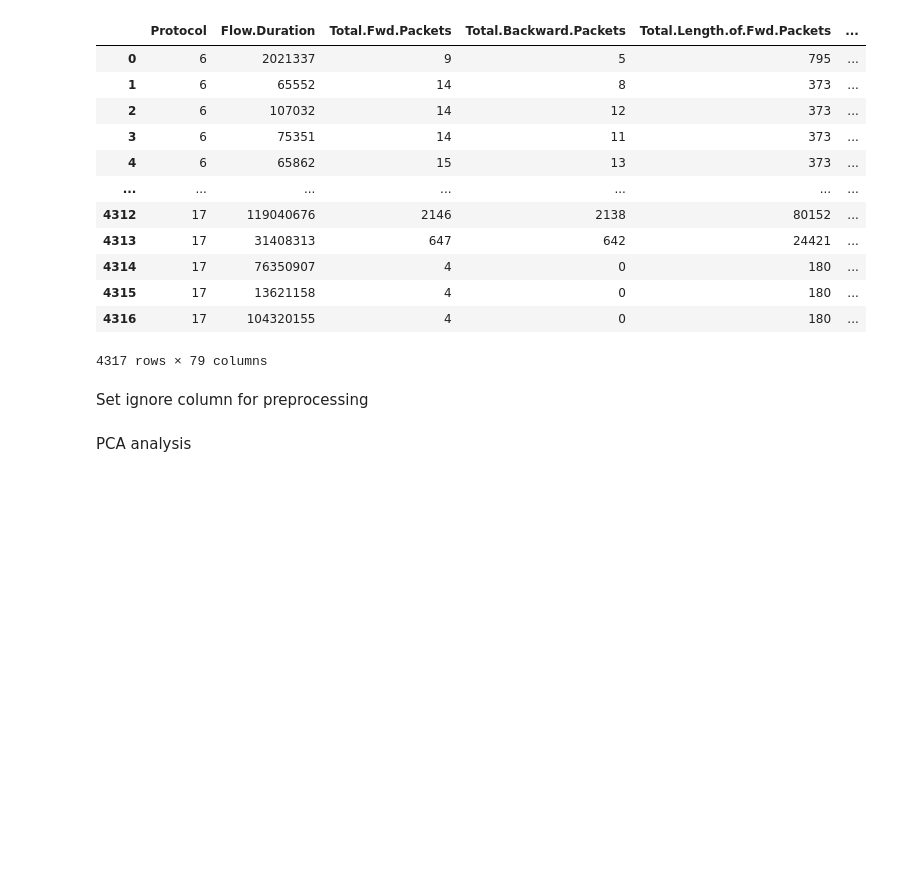
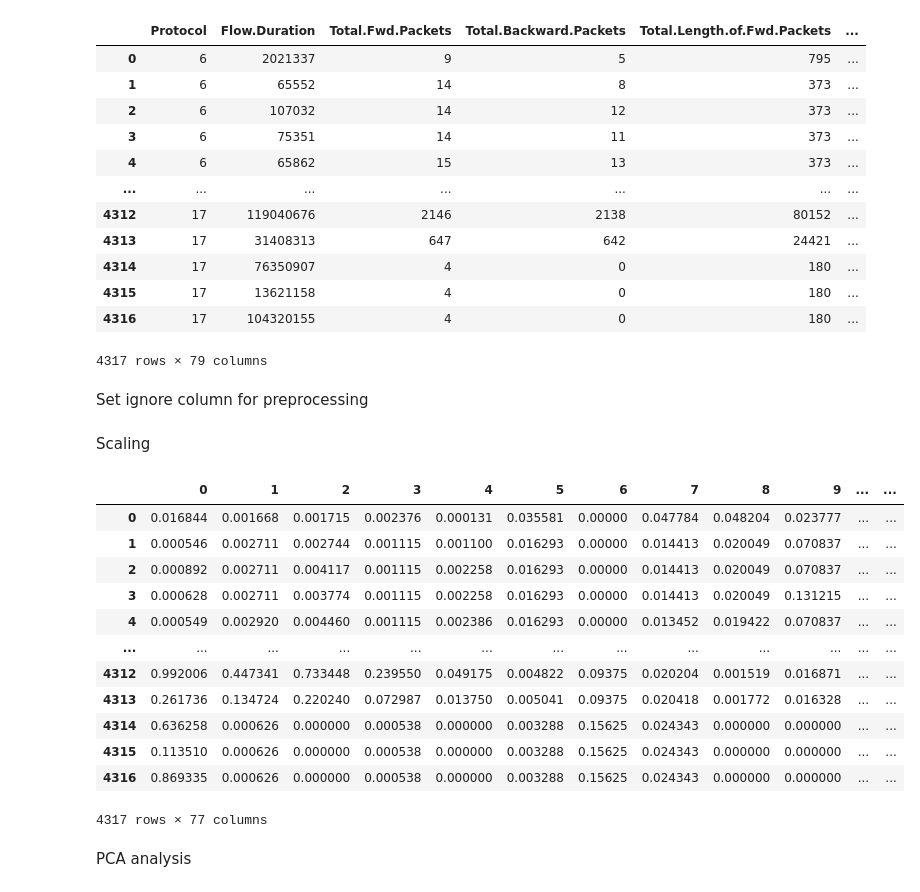
Before and after one commit to wei-coding/MLFN, a Jupyter notebook: Lab2/lab2.ipynb, the cells around one changed output. Saved outputs shown, nothing was run; the diff lists cells and outputs as text; code cells hidden in the pictures; blank space fills up the shorter version.

```diff
--- a/Lab2/lab2.ipynb
+++ b/Lab2/lab2.ipynb
@@ -108,3 +111,26 @@ nominal_col = ['Protocol', 'Label']
+# %% [markdown]
+Scaling
+# %%
+from sklearn.preprocessing import MinMaxScaler
+
+scaler = MinMaxScaler()
+tf_data = scaler.fit_transform(numeric_data)
+tf_data = pd.DataFrame(tf_data)
+tf_data
+# %% [output]
+|  | 0 | 1 | 2 | 3 | 4 | 5 | 6 | 7 | 8 | 9 | ... | ... |
+| 0 | 0.016844 | 0.001668 | 0.001715 | 0.002376 | 0.000131 | 0.035581 | 0.00000 | 0.047784 | 0.048204 | 0.023777 | ... | ... |
+| 1 | 0.000546 | 0.002711 | 0.002744 | 0.001115 | 0.001100 | 0.016293 | 0.00000 | 0.014413 | 0.020049 | 0.070837 | ... | ... |
+| 2 | 0.000892 | 0.002711 | 0.004117 | 0.001115 | 0.002258 | 0.016293 | 0.00000 | 0.014413 | 0.020049 | 0.070837 | ... | ... |
+| 3 | 0.000628 | 0.002711 | 0.003774 | 0.001115 | 0.002258 | 0.016293 | 0.00000 | 0.014413 | 0.020049 | 0.131215 | ... | ... |
+| 4 | 0.000549 | 0.002920 | 0.004460 | 0.001115 | 0.002386 | 0.016293 | 0.00000 | 0.013452 | 0.019422 | 0.070837 | ... | ... |
+| ... | ... | ... | ... | ... | ... | ... | ... | ... | ... | ... | ... | ... |
+| 4312 | 0.992006 | 0.447341 | 0.733448 | 0.239550 | 0.049175 | 0.004822 | 0.09375 | 0.020204 | 0.001519 | 0.016871 | ... | ... |
+| 4313 | 0.261736 | 0.134724 | 0.220240 | 0.072987 | 0.013750 | 0.005041 | 0.09375 | 0.020418 | 0.001772 | 0.016328 | ... | ... |
+| 4314 | 0.636258 | 0.000626 | 0.000000 | 0.000538 | 0.000000 | 0.003288 | 0.15625 | 0.024343 | 0.000000 | 0.000000 | ... | ... |
+| 4315 | 0.113510 | 0.000626 | 0.000000 | 0.000538 | 0.000000 | 0.003288 | 0.15625 | 0.024343 | 0.000000 | 0.000000 | ... | ... |
+| 4316 | 0.869335 | 0.000626 | 0.000000 | 0.000538 | 0.000000 | 0.003288 | 0.15625 | 0.024343 | 0.000000 | 0.000000 | ... | ... |
+4317 rows × 77 columns
 # %% [markdown]
 PCA analysis
 # %%
```
Also changed, not shown: parts of 14 cells of this notebook, 1 other file.
